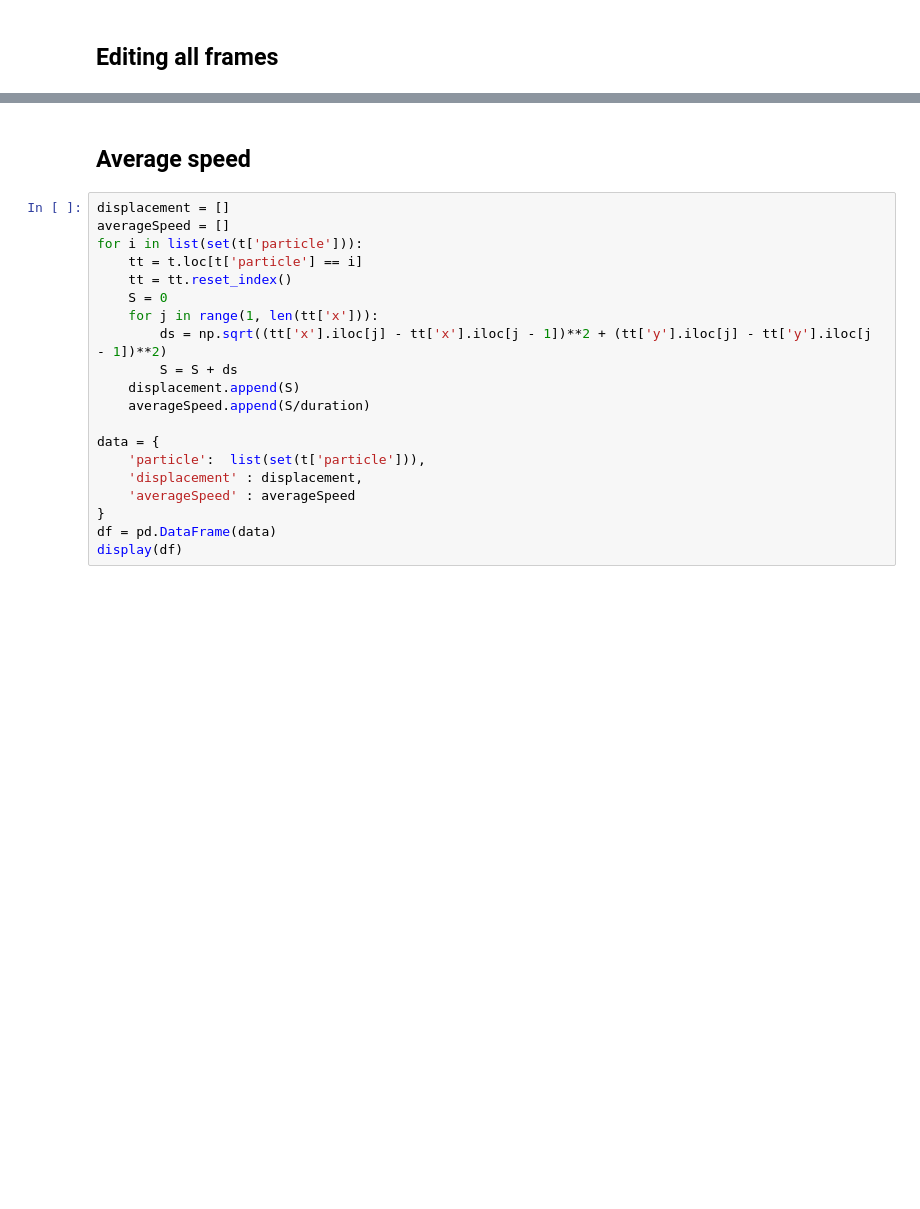
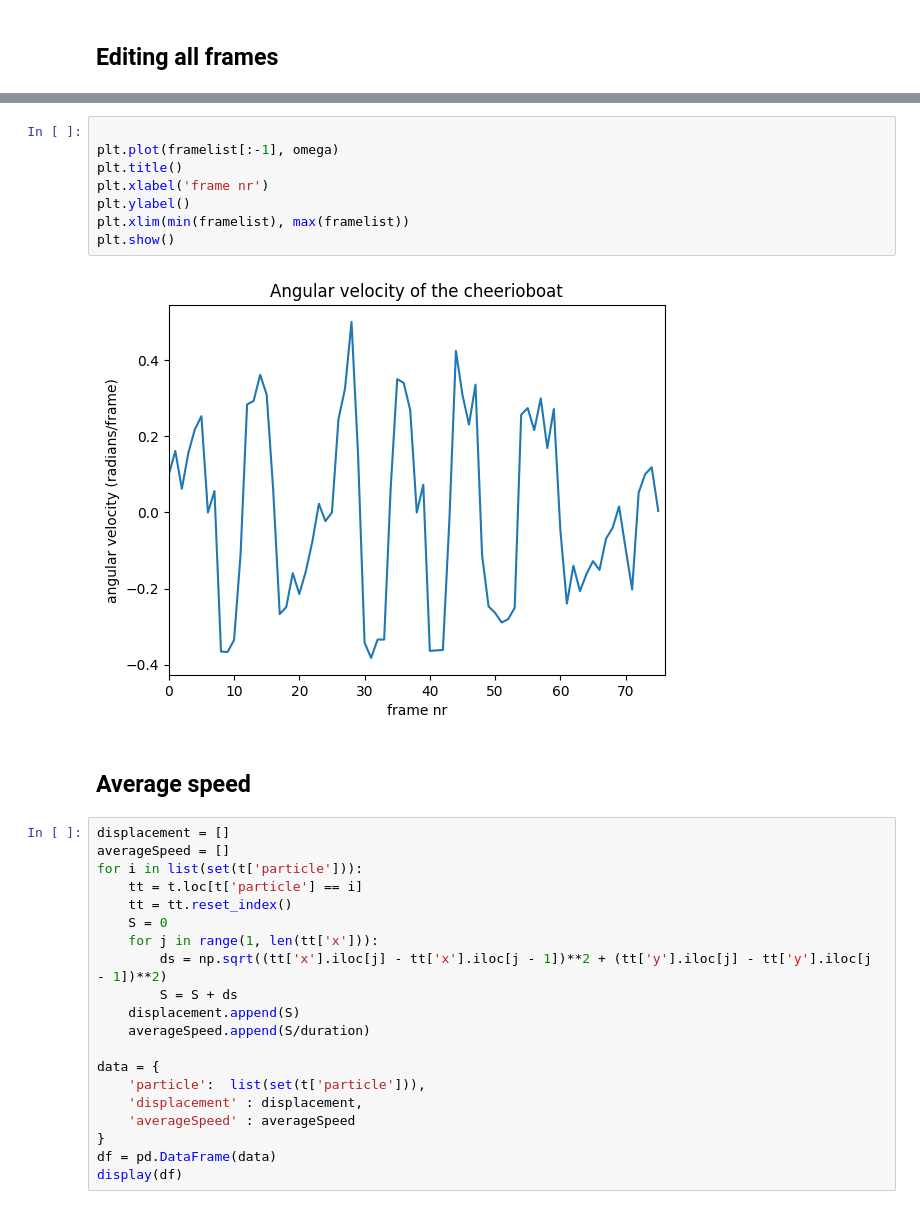
Before and after one commit to TasBakker/CheerioBoatPrototyping, a Jupyter notebook: trackingCode.ipynb, the cells around one changed output, grey strips where cells are left out. Cells and saved outputs as stored; diff of their text form; blank space fills up the shorter version.

```diff
--- a/trackingCode.ipynb
+++ b/trackingCode.ipynb
@@ -197,3 +200,13 @@ plt.show()
+# %%
+
+plt.plot(framelist[:-1], omega)
+plt.title()
+plt.xlabel('frame nr')
+plt.ylabel()
+plt.xlim(min(framelist), max(framelist))
+plt.show()
+# %% [output]
+[figure, added]
 # %% [markdown]
 ## Average speed
 # %%
```
Also changed, not shown: parts of 18 cells of this notebook.
